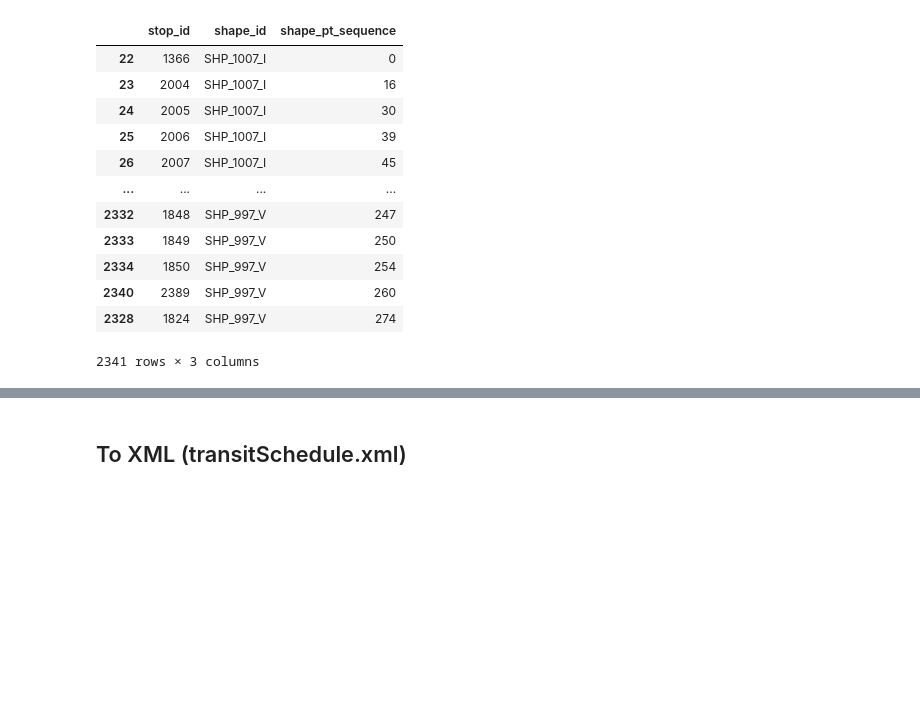
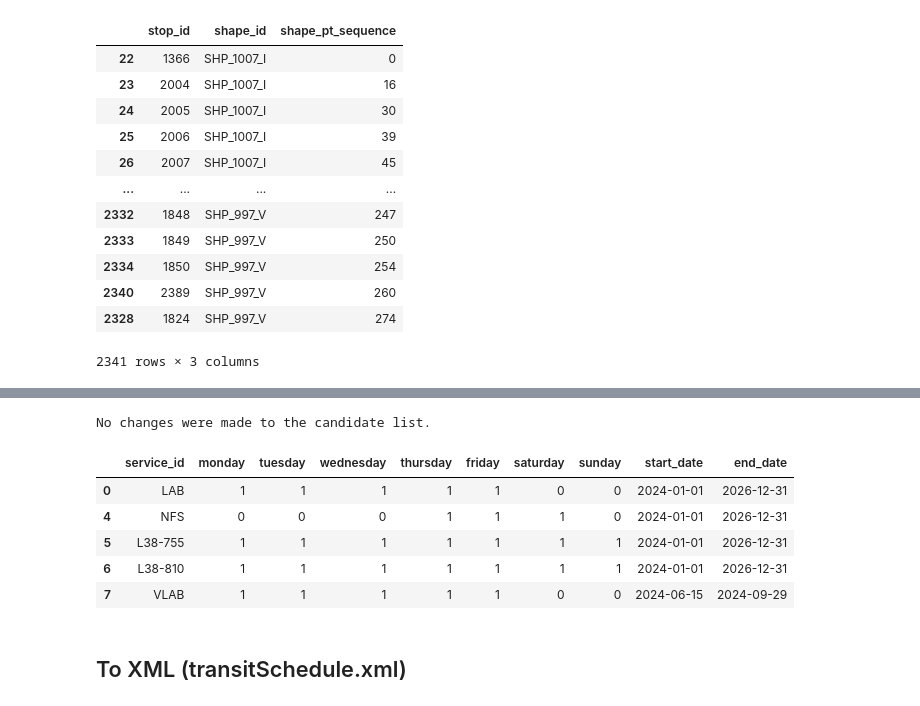
Before and after one commit to andrey-khaletsky/TFM, a Jupyter notebook: emt.ipynb, the cells around one changed output, grey strips where cells are left out. Saved outputs shown, nothing was run; the diff lists cells and outputs as text; code cells hidden in the pictures; blank space fills up the shorter version.

```diff
--- a/emt.ipynb
+++ b/emt.ipynb
@@ -834,2 +703,36 @@ np.int64(4)
+# %%
+if relevant_service_ids.shape[0] > 0:
+    if date_to_check in calendar_dates['date'].values:
+        service_ids_to_add = calendar_dates.loc[calendar_dates['date'].eq(date_to_check) & calendar_dates['exception_type'].eq(1), 'service_id']
+        service_ids_to_delete = calendar_dates.loc[calendar_dates['date'].eq(date_to_check) & calendar_dates['exception_type'].eq(2), 'service_id']
+
+
+        # adding service ids
+        relevant_service_ids = pd.concat([relevant_service_ids, calendar.loc[condition_date_range & calendar['service_id'].isin(service_ids_to_add), :]], axis='index')
+        print(f'Added: {service_ids_to_add}')
+
+        # removing service ids
+        relevant_service_ids_merged = pd.merge(relevant_service_ids, calendar.loc[condition_date_range & calendar['service_id'].isin(service_ids_to_delete), :], how='left', indicator=True)
+        relevant_service_ids = relevant_service_ids_merged.loc[relevant_service_ids_merged['_merge'].ne('both')].drop(columns='_merge')
+        print(f'Deleted: {service_ids_to_delete}')
+    else:
+        print('No changes were made to the candidate list.')
+else:
+    if date_to_check in calendar_dates['date'].values:
+        if calendar_dates.loc[calendar_dates['date'].eq(date_to_check) & calendar_dates['exception_type'].eq(1), :].shape[0] > 0:
+            pass # add exception
+    else:
+        print('No service_id found for this date.')
+# %% [output]
+No changes were made to the candidate list.
+# %%
+relevant_service_ids
+# %% [output]
+|  | service_id | monday | tuesday | wednesday | thursday | friday | saturday | sunday | start_date | end_date |
+| 0 | LAB | 1 | 1 | 1 | 1 | 1 | 0 | 0 | 2024-01-01 | 2026-12-31 |
+| 4 | NFS | 0 | 0 | 0 | 1 | 1 | 1 | 0 | 2024-01-01 | 2026-12-31 |
+| 5 | L38-755 | 1 | 1 | 1 | 1 | 1 | 1 | 1 | 2024-01-01 | 2026-12-31 |
+| 6 | L38-810 | 1 | 1 | 1 | 1 | 1 | 1 | 1 | 2024-01-01 | 2026-12-31 |
+| 7 | VLAB | 1 | 1 | 1 | 1 | 1 | 0 | 0 | 2024-06-15 | 2024-09-29 |
 # %% [markdown]
 ## To XML (transitSchedule.xml)
```
Also changed, not shown: parts of 45 cells of this notebook, 4 other files.
